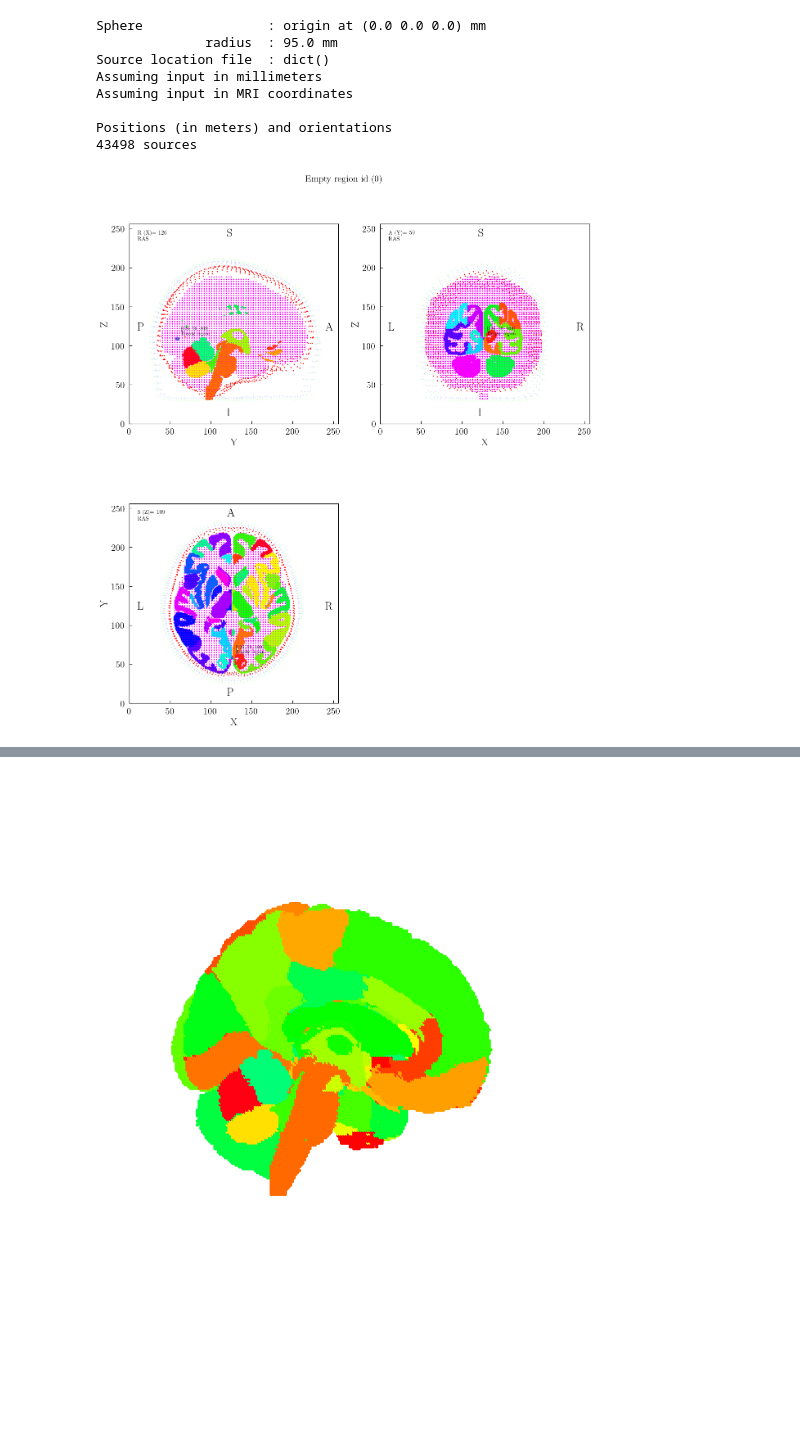
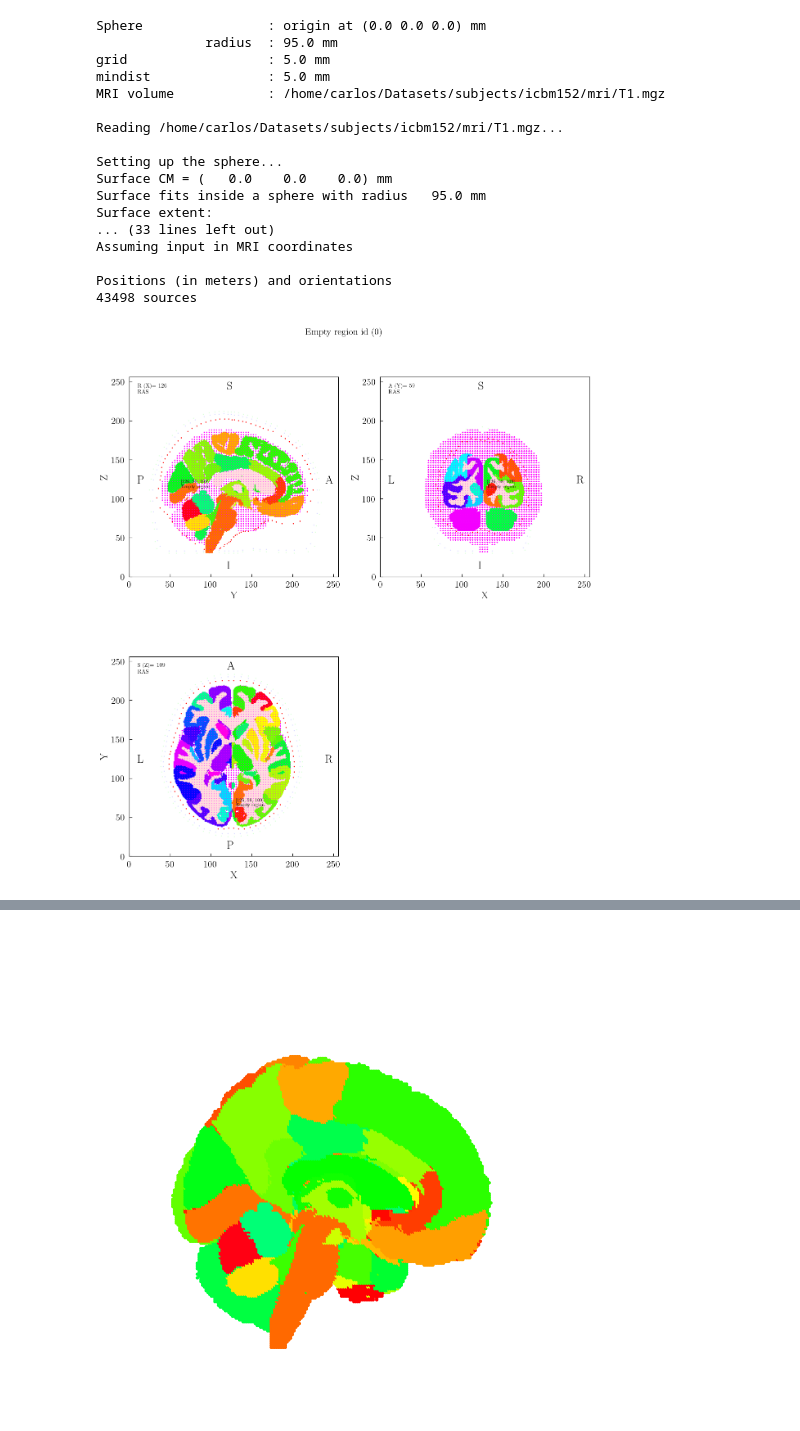
Before and after one commit to kdotdot/cerebra_atlas_python, a Jupyter notebook: notebooks/2d_example.ipynb, the cells around one changed output, grey strips where cells are left out. Cells and saved outputs as stored; diff of their text form; code cells hidden in the pictures; blank space fills up the shorter version.

```diff
--- a/notebooks/2d_example.ipynb
+++ b/notebooks/2d_example.ipynb
@@ -9,18 +9,27 @@ if nb_dir not in sys.path:
 # %%
 import matplotlib.pyplot as plt
 from cerebra_atlas_python.cerebra import CerebrA
 cerebra = CerebrA()
 
-fig, axs = cerebra.orthoview(plot_bem_surfaces=True,pt=[126, 59, 109],plot_pt_lines=False,plot_regions=True, n_layers=1,plot_src_space=True)
+fig, axs = cerebra.orthoview(plot_bem_surfaces=True,pt=[126, 59, 109],plot_pt_lines=False,plot_regions=True, n_layers=3,plot_src_space=True, plot_whitematter=True)
 fig.savefig("../images/orthoview_example.png",bbox_inches='tight')
 # %% [output]
 Sphere                : origin at (0.0 0.0 0.0) mm
               radius  : 95.0 mm
-Source location file  : dict()
-Assuming input in millimeters
+grid                  : 5.0 mm
+mindist               : 5.0 mm
+MRI volume            : /home/carlos/Datasets/subjects/icbm152/mri/T1.mgz
+
+Reading /home/carlos/Datasets/subjects/icbm152/mri/T1.mgz...
+
+Setting up the sphere...
+Surface CM = (   0.0    0.0    0.0) mm
+Surface fits inside a sphere with radius   95.0 mm
+Surface extent:
+... (33 lines left out)
 Assuming input in MRI coordinates
 
 Positions (in meters) and orientations
 43498 sources
-[figure, old version]
+[figure, new version]
 # %%
```
Also changed, not shown: parts of 1 cell of this notebook, 12 other files.
